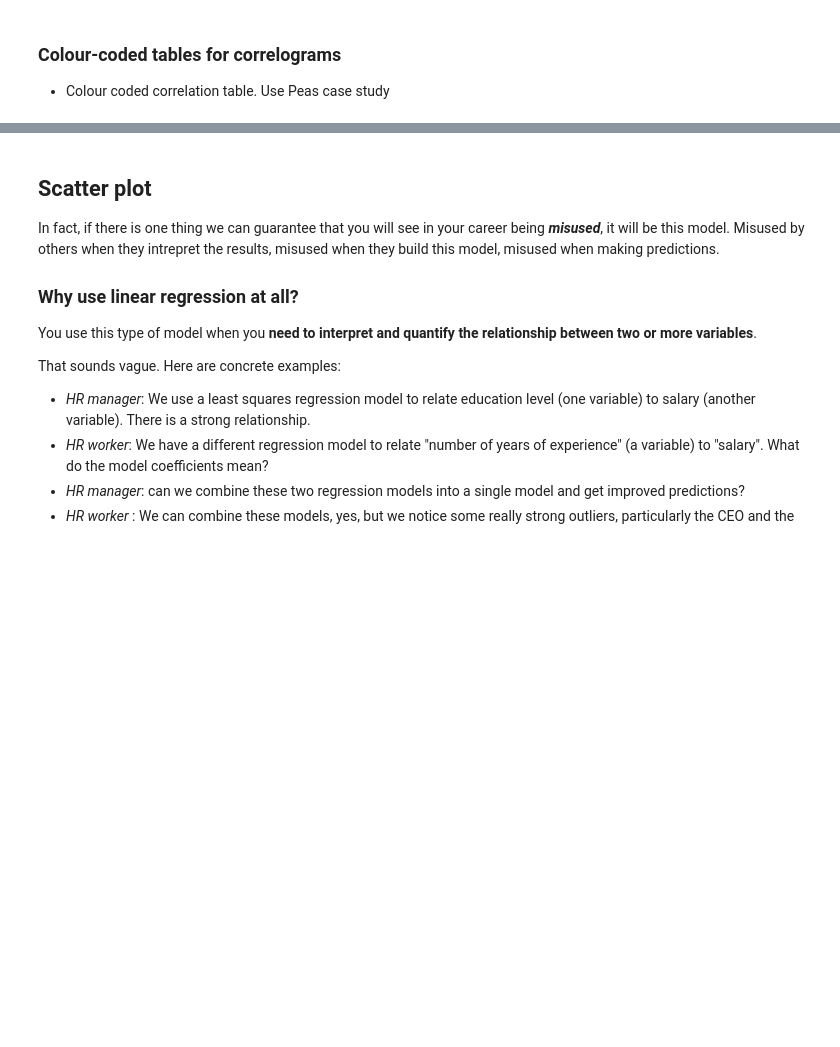
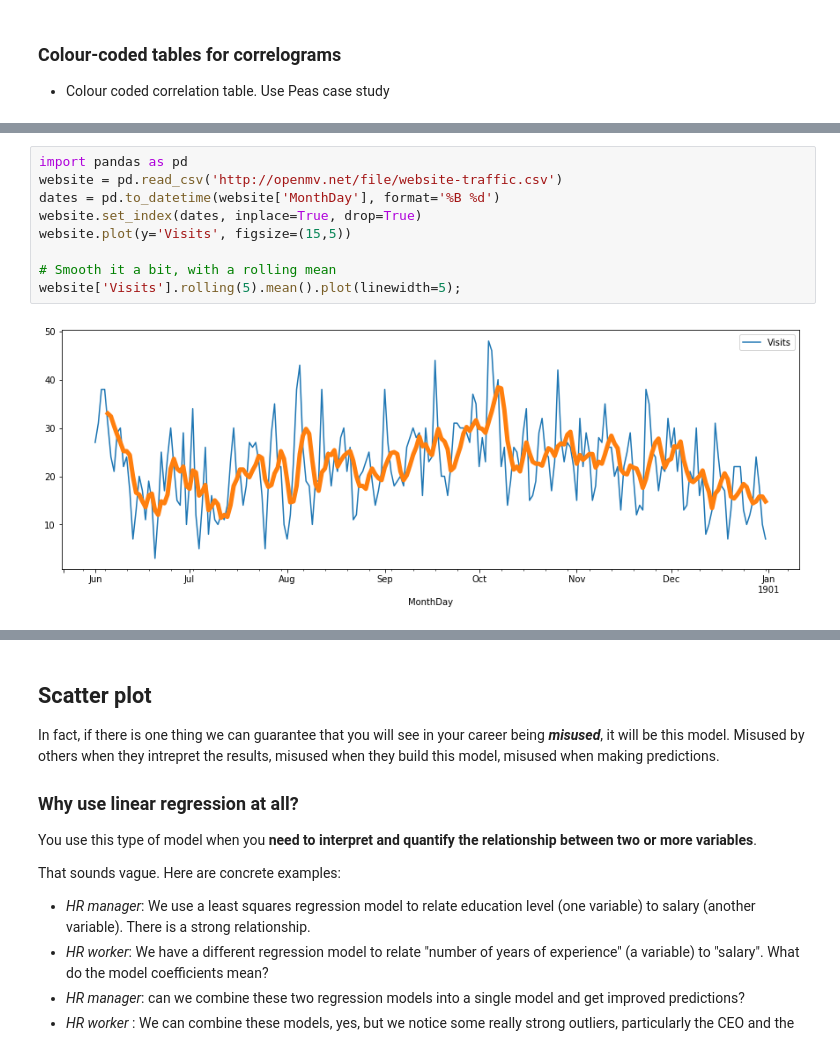
Before and after one commit to kgdunn/python-basic-notebooks, a Jupyter notebook: Module-10-interactive.ipynb, the cells around one changed output, grey strips where cells are left out. Saved outputs shown, nothing was run; the diff lists cells and outputs as text; blank space fills up the shorter version.

```diff
--- a/Module-10-interactive.ipynb
+++ b/Module-10-interactive.ipynb
@@ -193,0 +214,11 @@ Need more convincing evidence?
+# %%
+import pandas as pd
+website = pd.read_csv('http://openmv.net/file/website-traffic.csv')
+dates = pd.to_datetime(website['MonthDay'], format='%B %d')
+website.set_index(dates, inplace=True, drop=True)
+website.plot(y='Visits', figsize=(15,5))
+
+# Smooth it a bit, with a rolling mean
+website['Visits'].rolling(5).mean().plot(linewidth=5);
+# %% [output]
+[figure, added]
```
Also changed, not shown: parts of 12 cells of this notebook.
